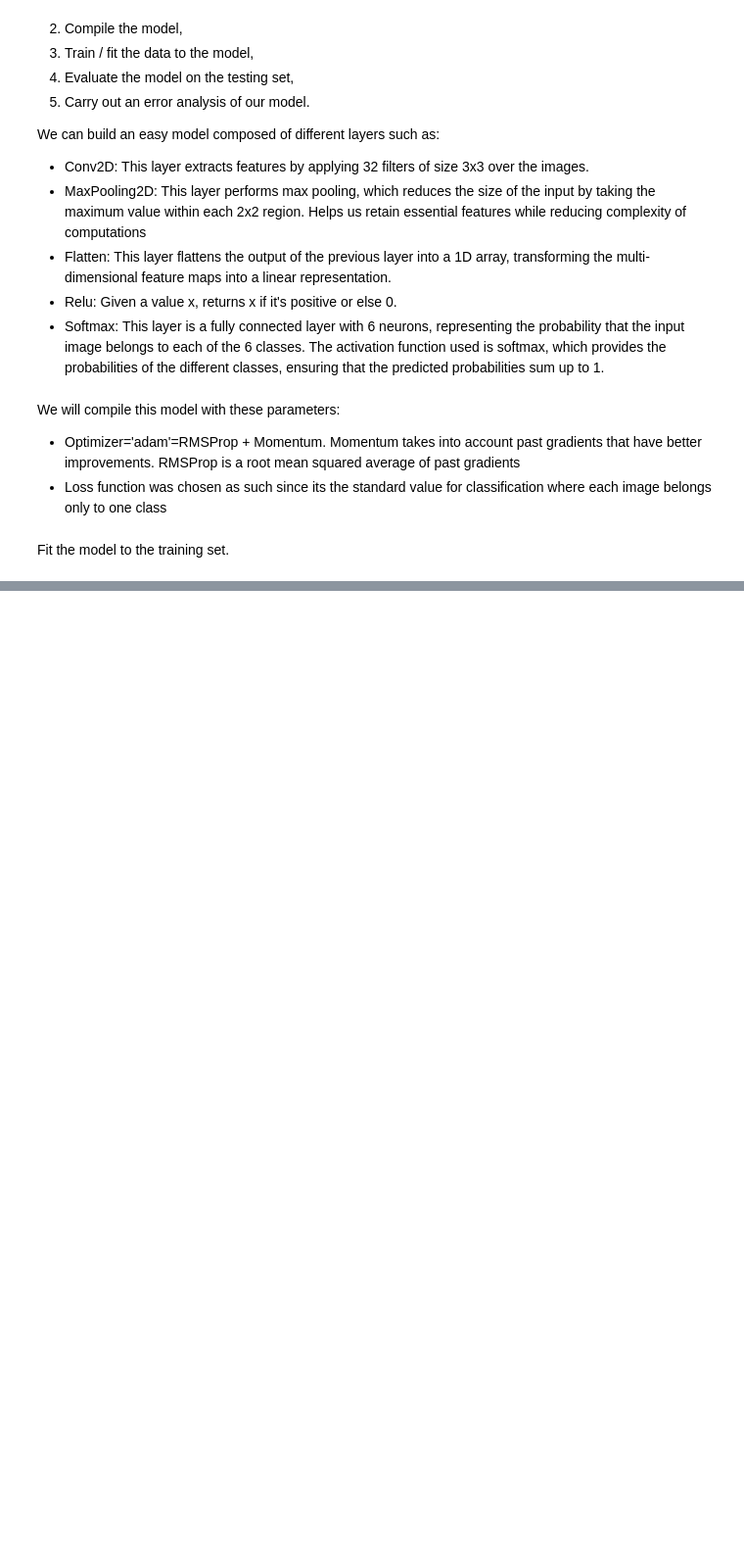
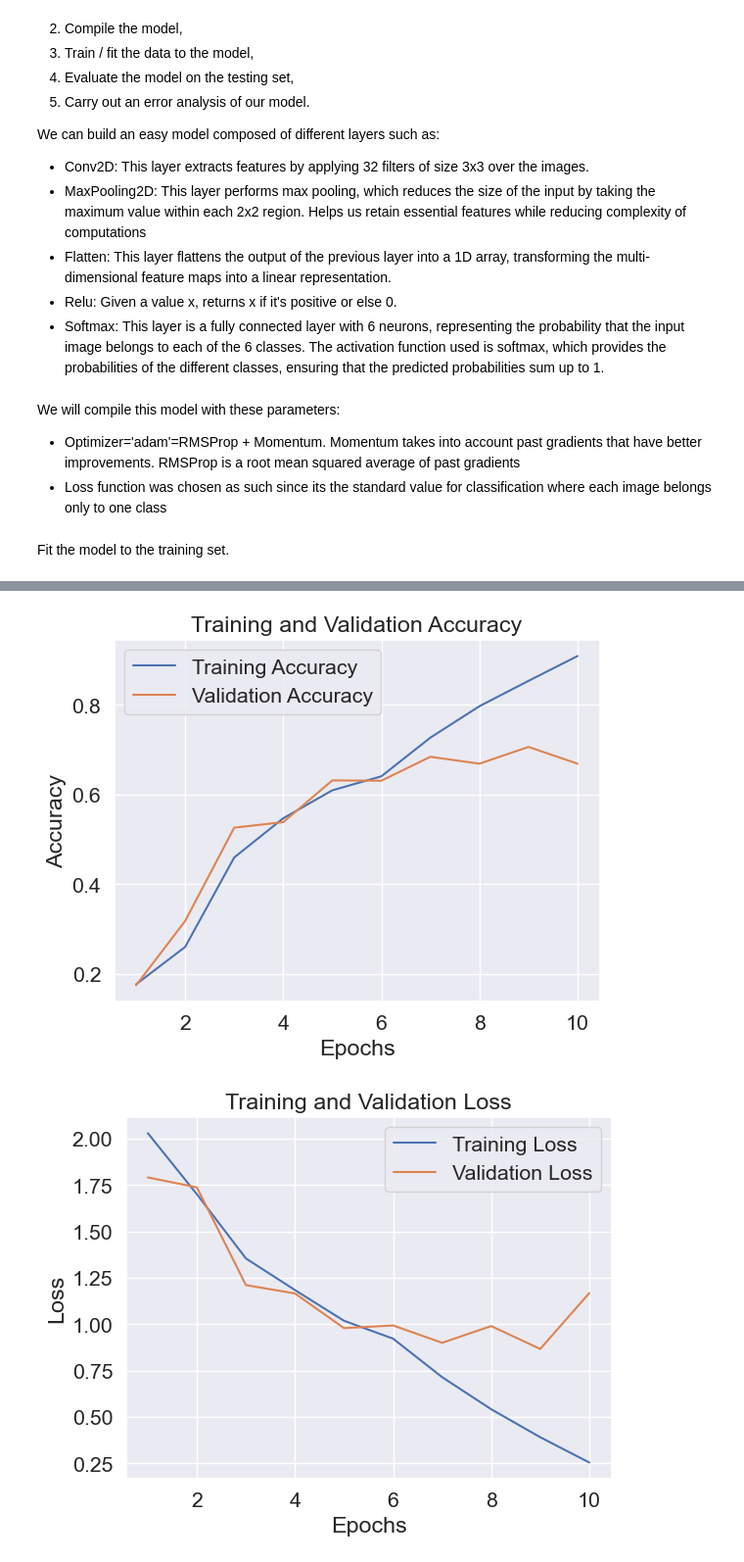
Before and after one commit to robert-bob-1/Image-classification, a Jupyter notebook: proiect.ipynb, the cells around one changed output, grey strips where cells are left out. Shown at 98% size. Cells and saved outputs as stored; diff of their text form; code cells hidden in the pictures; blank space fills up the shorter version.

```diff
--- a/proiect.ipynb
+++ b/proiect.ipynb
@@ -291,7 +286,25 @@ We will compile this model with these parameters:
 model.compile(optimizer = 'adam', loss = 'sparse_categorical_crossentropy', metrics=['accuracy'])
 # %% [markdown]
 Fit the model to the training set.
+# %%
+from tensorflow.keras.utils import Sequence
+
+class DataGenerator(Sequence):
+    def __init__(self, x_set, y_set, batch_size):
+        self.x, self.y = x_set, y_set
+        self.batch_size = batch_size
+
+    def __len__(self):
+        return int(np.ceil(len(self.x) / float(self.batch_size)))
+
+    def __getitem__(self, idx):
+        batch_x = self.x[idx * self.batch_size:(idx + 1) * self.batch_size]
+        batch_y = self.y[idx * self.batch_size:(idx + 1) * self.batch_size]
+        return batch_x, batch_y
+
+train_gen = DataGenerator(train_images, train_labels, 32)
+test_gen = DataGenerator(test_images, test_labels, 32)
 # %%
-history = model.fit(train_images, train_labels, batch_size=128, epochs=10, validation_split = 0.2)
+history = model.fit(train_gen, validation_data=test_gen, epochs=10)
 # %% [output]
 Epoch 1/10
@@ -320,0 +334,29 @@ NameError: ignored
+# %%
+loss = history.history['loss']
+val_loss = history.history['val_loss']
+
+accuracy = history.history['accuracy']
+val_accuracy = history.history['val_accuracy']
+
+epochs = range(1, len(loss) + 1)
+
+plt.plot(epochs, accuracy, label='Training Accuracy')
+plt.plot(epochs, val_accuracy, label='Validation Accuracy')
+plt.title('Training and Validation Accuracy')
+plt.xlabel('Epochs')
+plt.ylabel('Accuracy')
+plt.legend()
+plt.grid(True)
+plt.show()
+
+plt.plot(epochs, loss, label='Training Loss')
+plt.plot(epochs, val_loss, label='Validation Loss')
+plt.title('Training and Validation Loss')
+plt.xlabel('Epochs')
+plt.ylabel('Loss')
+plt.legend()
+plt.grid(True)
+plt.show()
+# %% [output]
+[figure, added]
+[figure, added]
```
Also changed, not shown: parts of 12 cells of this notebook.
